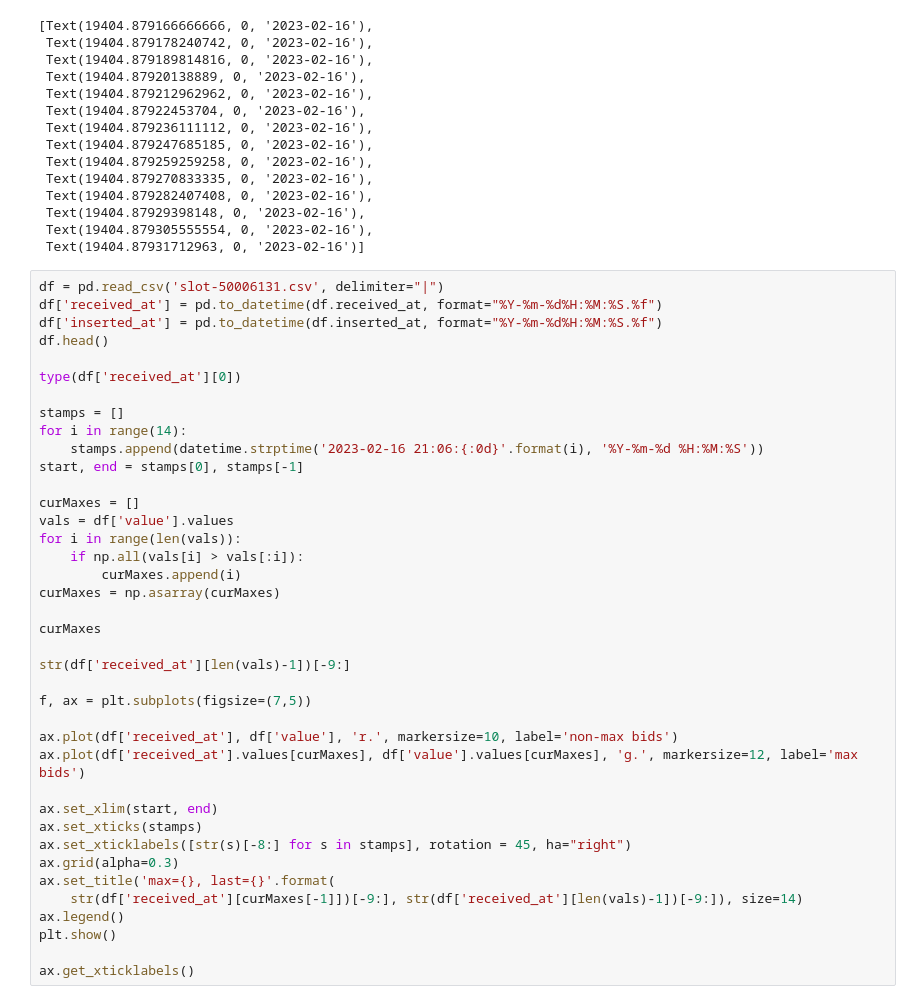
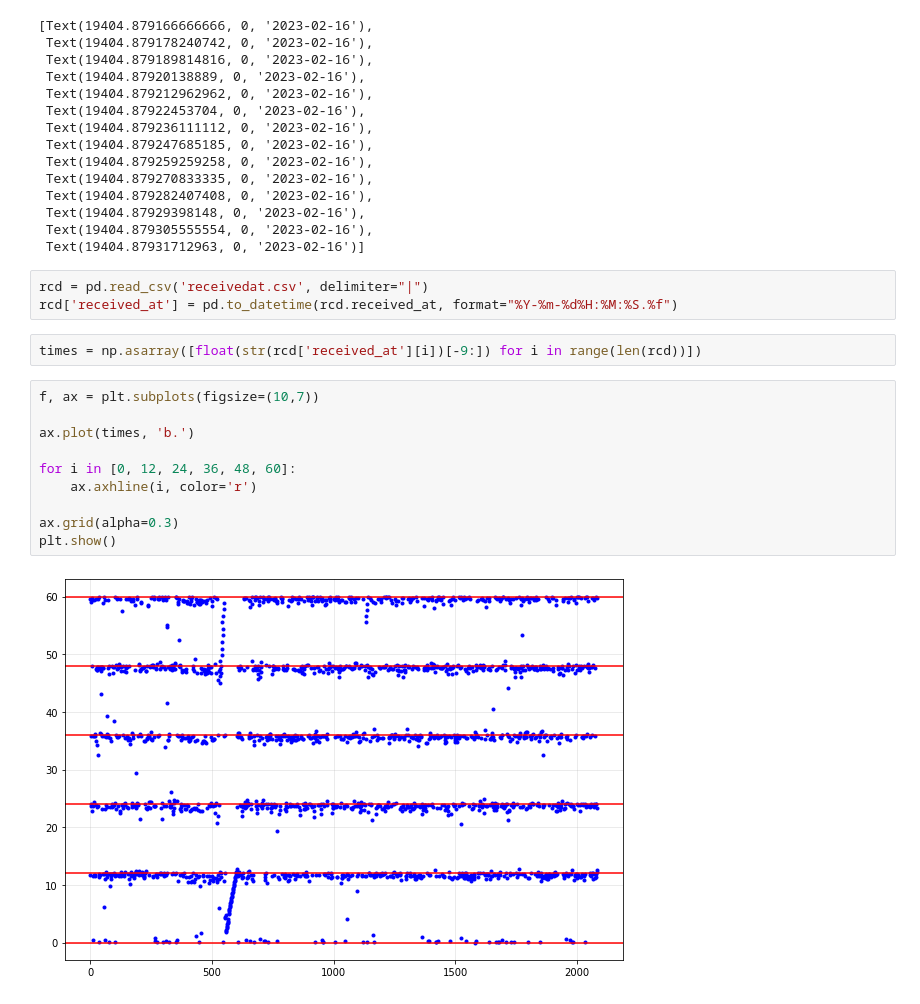
Before and after one commit to michaelneuder/relay-data, a Jupyter notebook: single-slot.ipynb, the cells around one changed output. Drawn from its saved outputs; the diff is of its cells as text.

```diff
--- a/single-slot.ipynb
+++ b/single-slot.ipynb
@@ -158,42 +158,20 @@ ax.get_xticklabels()
  Text(19404.87929398148, 0, '2023-02-16'),
  Text(19404.879305555554, 0, '2023-02-16'),
  Text(19404.87931712963, 0, '2023-02-16')]
-# %%
-df = pd.read_csv('slot-50006131.csv', delimiter="|")
-df['received_at'] = pd.to_datetime(df.received_at, format="%Y-%m-%d%H:%M:%S.%f")
-df['inserted_at'] = pd.to_datetime(df.inserted_at, format="%Y-%m-%d%H:%M:%S.%f")
-df.head()
-
-type(df['received_at'][0])
-
-stamps = []
-for i in range(14):
-    stamps.append(datetime.strptime('2023-02-16 21:06:{:0d}'.format(i), '%Y-%m-%d %H:%M:%S'))
-start, end = stamps[0], stamps[-1]
-
-curMaxes = []
-vals = df['value'].values
-for i in range(len(vals)):
-    if np.all(vals[i] > vals[:i]):
-        curMaxes.append(i)
-curMaxes = np.asarray(curMaxes)
-
-curMaxes
-
-str(df['received_at'][len(vals)-1])[-9:]
-
-f, ax = plt.subplots(figsize=(7,5))
-
-ax.plot(df['received_at'], df['value'], 'r.', markersize=10, label='non-max bids')
-ax.plot(df['received_at'].values[curMaxes], df['value'].values[curMaxes], 'g.', markersize=12, label='max bids')
-
-ax.set_xlim(start, end)
-ax.set_xticks(stamps)
-ax.set_xticklabels([str(s)[-8:] for s in stamps], rotation = 45, ha="right")
-ax.grid(alpha=0.3)
-ax.set_title('max={}, last={}'.format(
-    str(df['received_at'][curMaxes[-1]])[-9:], str(df['received_at'][len(vals)-1])[-9:]), size=14)
-ax.legend()
-plt.show()
-
-ax.get_xticklabels()
+# %%
+rcd = pd.read_csv('receivedat.csv', delimiter="|")
+rcd['received_at'] = pd.to_datetime(rcd.received_at, format="%Y-%m-%d%H:%M:%S.%f")
+# %%
+times = np.asarray([float(str(rcd['received_at'][i])[-9:]) for i in range(len(rcd))])
+# %%
+f, ax = plt.subplots(figsize=(10,7))
+
+ax.plot(times, 'b.')
+
+for i in [0, 12, 24, 36, 48, 60]:
+    ax.axhline(i, color='r')
+
+ax.grid(alpha=0.3)
+plt.show()
+# %% [output]
+[figure, added]
```
Also changed, not shown: parts of 4 cells of this notebook, 1 other file.
